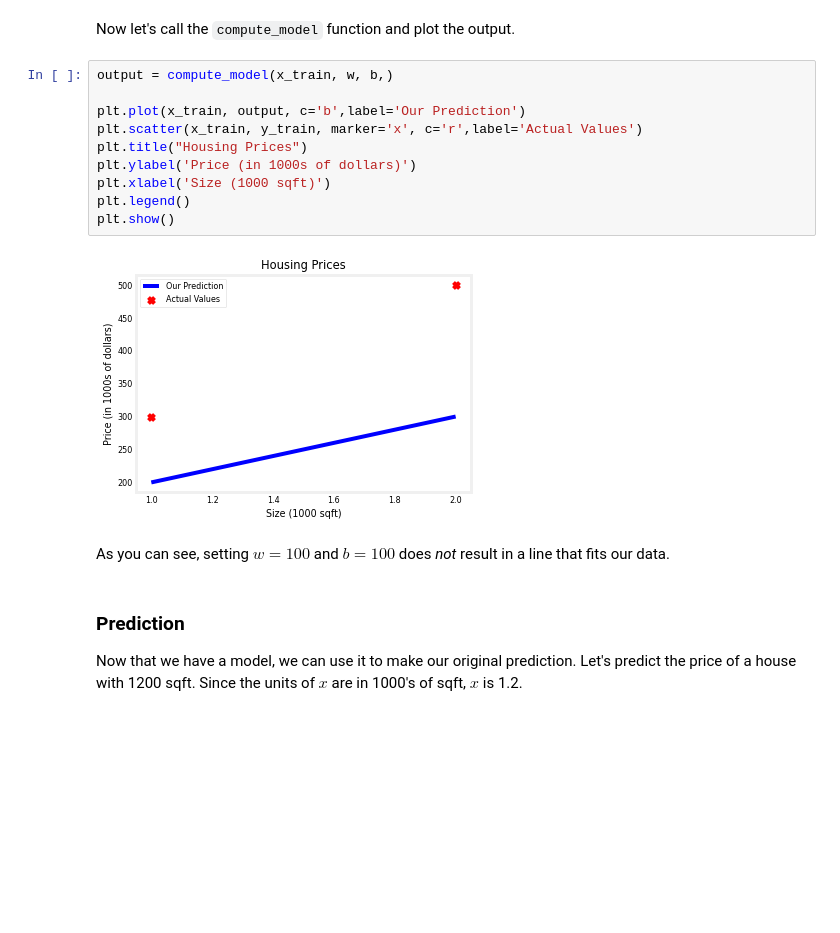
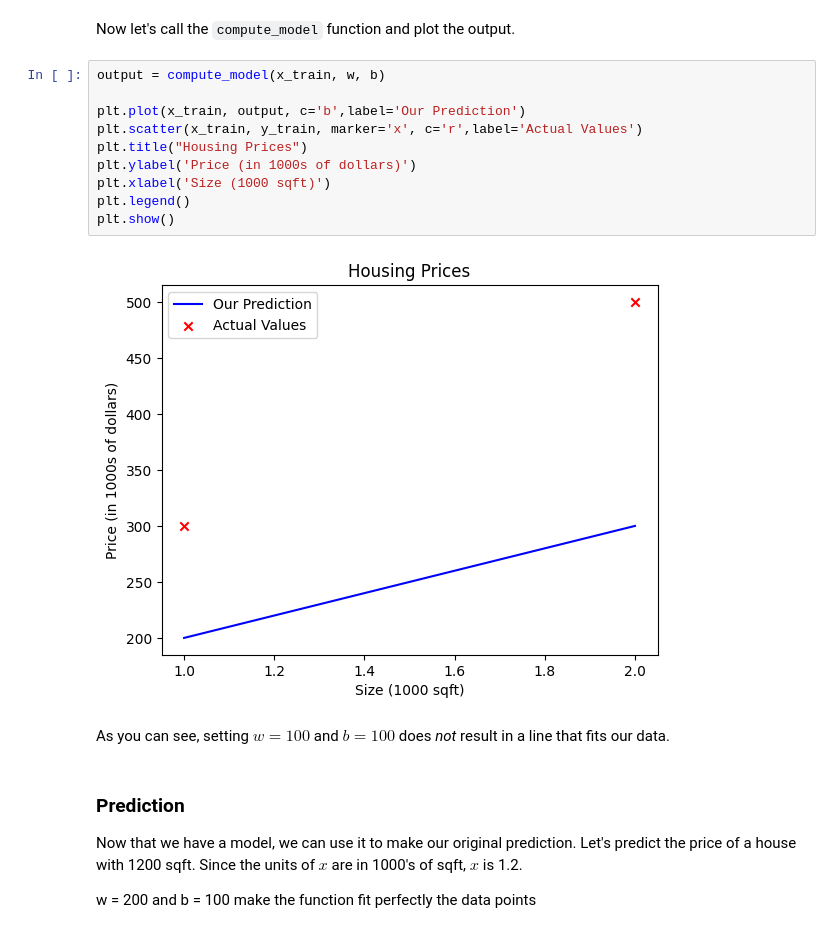
Before and after one commit to imteekay/linear-regression, a Jupyter notebook: model_representation.ipynb, the cells around one changed output. Saved outputs shown, nothing was run; the diff lists cells and outputs as text; blank space fills up the shorter version.

```diff
--- a/model_representation.ipynb
+++ b/model_representation.ipynb
@@ -113,19 +113,22 @@ def compute_model(x, w, b):
 # %% [markdown]
 Now let's call the `compute_model` function and plot the output.
 # %%
-output = compute_model(x_train, w, b,)
+output = compute_model(x_train, w, b)
 
 plt.plot(x_train, output, c='b',label='Our Prediction')
 plt.scatter(x_train, y_train, marker='x', c='r',label='Actual Values')
 plt.title("Housing Prices")
 plt.ylabel('Price (in 1000s of dollars)')
 plt.xlabel('Size (1000 sqft)')
 plt.legend()
 plt.show()
 # %% [output]
-[figure, old version]
+[figure, new version]
 # %% [markdown]
 As you can see, setting $w = 100$ and $b = 100$ does *not* result in a line that fits our data.
 # %% [markdown]
 ### Prediction
+
 Now that we have a model, we can use it to make our original prediction. Let's predict the price of a house with 1200 sqft. Since the units of $x$ are in 1000's of sqft, $x$ is 1.2.
+
+w = 200 and b = 100 make the function fit perfectly the data points
```
Also changed, not shown: parts of 4 cells of this notebook.
